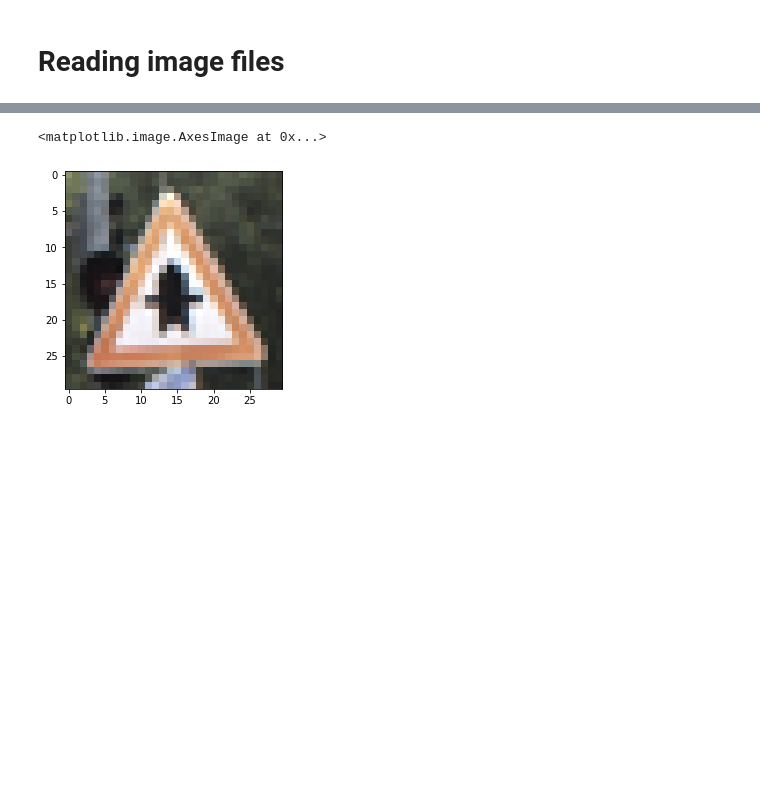
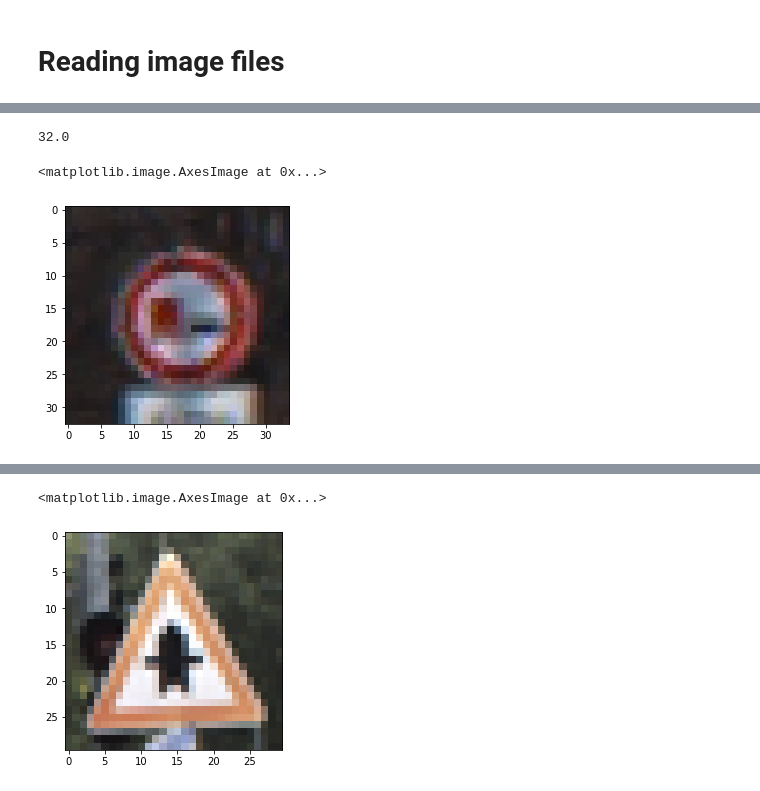
Before and after one commit to flo-pritzy/hands-on-2021, a Jupyter notebook: notebook/reading_images.ipynb, the cells around one changed output, grey strips where cells are left out. Cells and saved outputs as stored; diff of their text form; code cells hidden in the pictures; blank space fills up the shorter version.

```diff
--- a/notebook/reading_images.ipynb
+++ b/notebook/reading_images.ipynb
@@ -148 +172,11 @@ Name: Width, Length: 187, dtype: int64
+# %%
+(images_df['Roi.Y2'] - images_df['Roi.Y1']).median()
+# %% [output]
+32.0
+# %%
+img = Image.open('./GTSRB/Final_Training/Images/00010/00029_00010.ppm')
+plt.imshow(img)
+# %% [output]
+<matplotlib.image.AxesImage at 0x...>
+[figure, added]
 # %%
```
Also changed, not shown: parts of 65 cells of this notebook.
